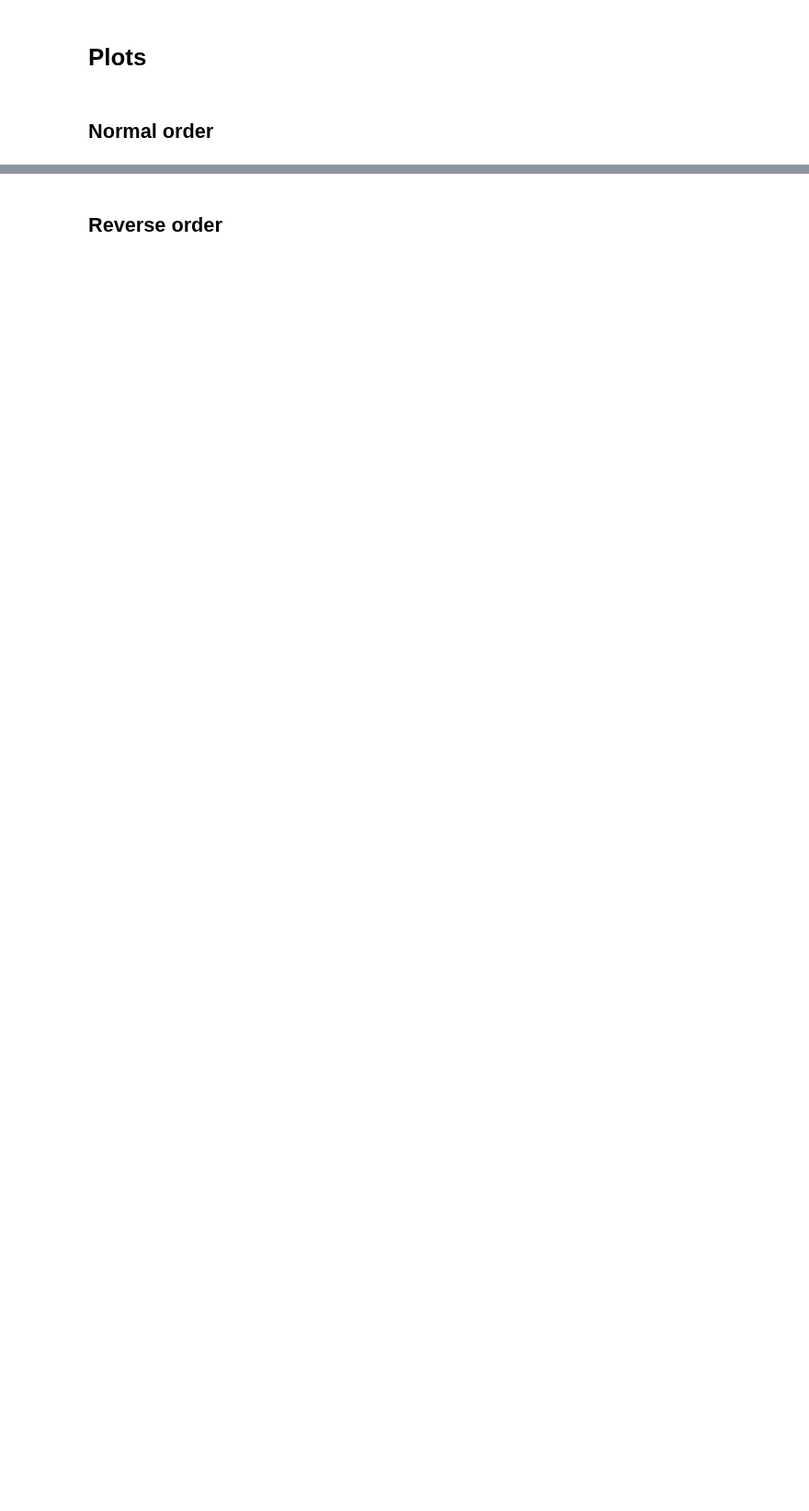
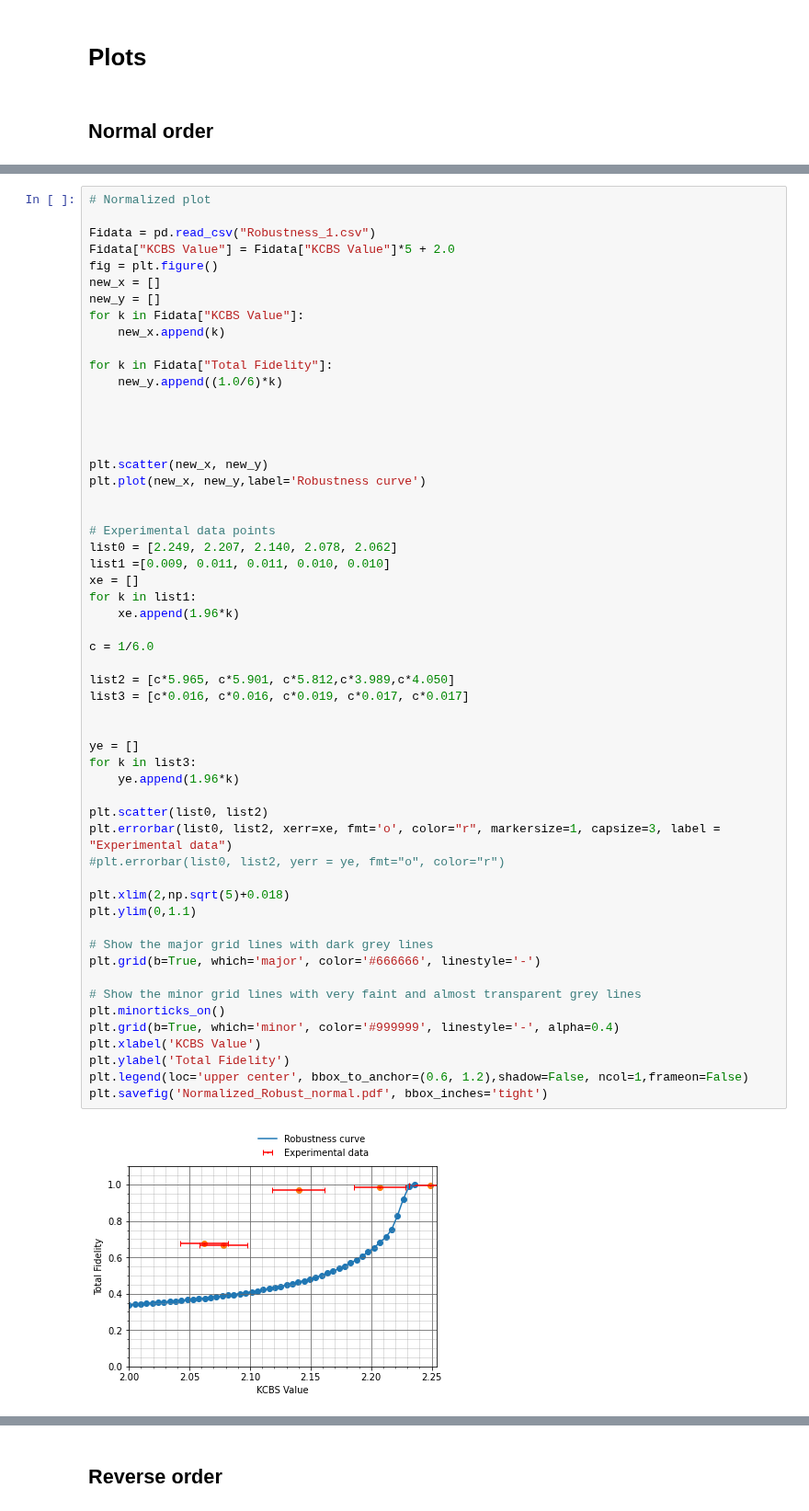
Before and after one commit to toAtulArora/swapKCBS, a Jupyter notebook: Github_Self_Testing/Robustness_curve/Robustness_curve_Self_testing.ipynb, the cells around one changed output, grey strips where cells are left out. Shown at 92% size. Drawn from its saved outputs; the diff is of its cells as text; blank space fills up the shorter version.

```diff
--- a/Github_Self_Testing/Robustness_curve/Robustness_curve_Self_testing.ipynb
+++ b/Github_Self_Testing/Robustness_curve/Robustness_curve_Self_testing.ipynb
@@ -64,3 +200,60 @@ Total_fid
+# %%
+# Normalized plot
+
+Fidata = pd.read_csv("Robustness_1.csv")
+Fidata["KCBS Value"] = Fidata["KCBS Value"]*5 + 2.0
+fig = plt.figure()
+new_x = []
+new_y = []
+for k in Fidata["KCBS Value"]:
+    new_x.append(k)
+
+for k in Fidata["Total Fidelity"]:
+    new_y.append((1.0/6)*k)
+
+
+
+
+plt.scatter(new_x, new_y)
+plt.plot(new_x, new_y,label='Robustness curve')
+
+
+# Experimental data points
+list0 = [2.249, 2.207, 2.140, 2.078, 2.062]
+list1 =[0.009, 0.011, 0.011, 0.010, 0.010]
+xe = []
+for k in list1:
+    xe.append(1.96*k)
+
+c = 1/6.0
+
+list2 = [c*5.965, c*5.901, c*5.812,c*3.989,c*4.050]
+list3 = [c*0.016, c*0.016, c*0.019, c*0.017, c*0.017]
+
+
+ye = []
+for k in list3:
+    ye.append(1.96*k)
+
+plt.scatter(list0, list2)
+plt.errorbar(list0, list2, xerr=xe, fmt='o', color="r", markersize=1, capsize=3, label = "Experimental data")
+#plt.errorbar(list0, list2, yerr = ye, fmt="o", color="r")
+
+plt.xlim(2,np.sqrt(5)+0.018)
+plt.ylim(0,1.1)
+
+# Show the major grid lines with dark grey lines
+plt.grid(b=True, which='major', color='#666666', linestyle='-')
+
+# Show the minor grid lines with very faint and almost transparent grey lines
+plt.minorticks_on()
+plt.grid(b=True, which='minor', color='#999999', linestyle='-', alpha=0.4)
+plt.xlabel('KCBS Value')
+plt.ylabel('Total Fidelity')
+plt.legend(loc='upper center', bbox_to_anchor=(0.6, 1.2),shadow=False, ncol=1,frameon=False)
+plt.savefig('Normalized_Robust_normal.pdf', bbox_inches='tight')
+# %% [output]
+[figure, added]
 # %%
 Fidata = pd.read_csv("Robustness_1.csv")
 Fidata["KCBS Value"] = Fidata["KCBS Value"]*5 + 2.0
```
Also changed, not shown: parts of 30 cells of this notebook, 8 other files.
